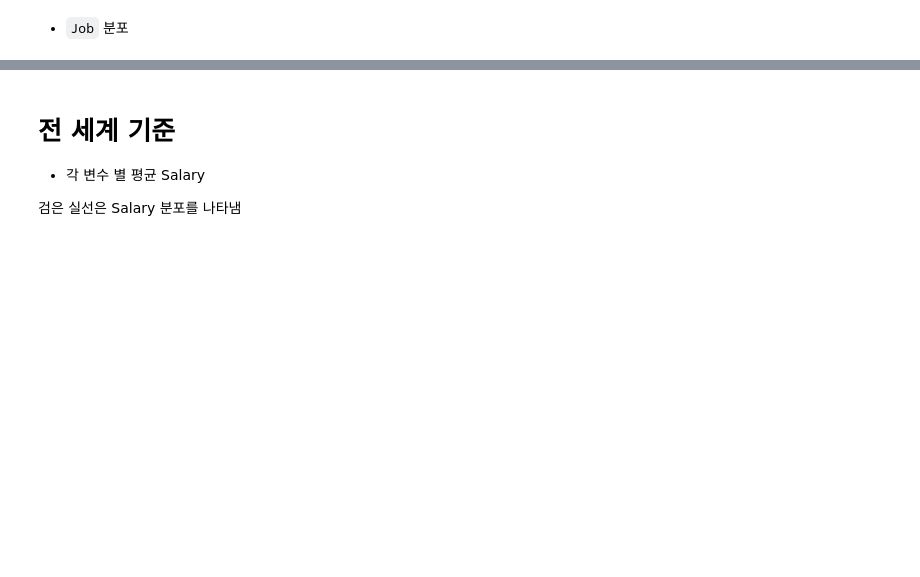
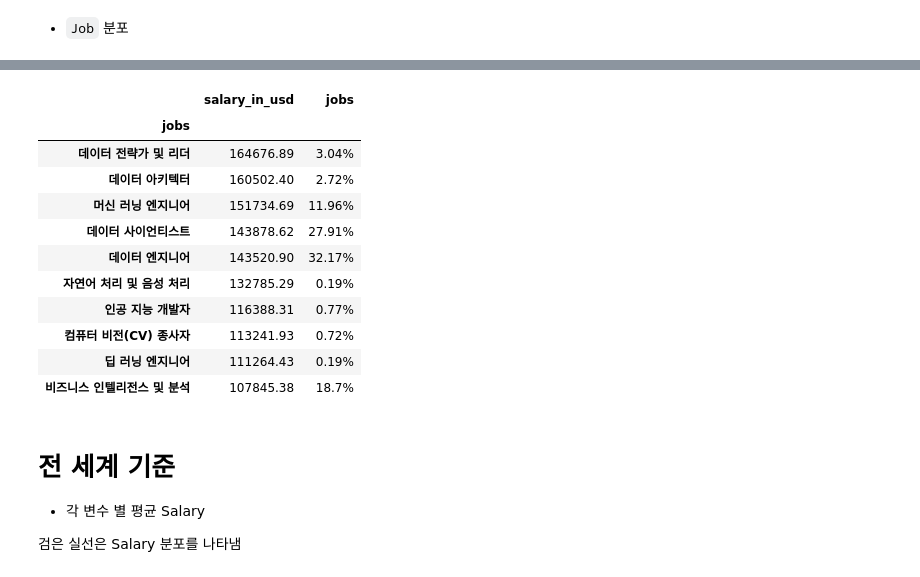
Before and after one commit to kdt-5th/team_a4_month1, a Jupyter notebook: dataprocess.ipynb, the cells around one changed output, grey strips where cells are left out. Cells and saved outputs as stored; diff of their text form; code cells hidden in the pictures; blank space fills up the shorter version.

```diff
--- a/dataprocess.ipynb
+++ b/dataprocess.ipynb
@@ -436,0 +426,20 @@ Name: count, dtype: object
+# %%
+avg_sal = original_df.groupby('jobs')['salary_in_usd'].mean().apply(lambda x : round(x,2))
+avg_sal= avg_sal.sort_values( ascending=False)[:10]
+
+sal_per = pd.DataFrame(avg_sal).join(job_per)
+# %%
+sal_per
+# %% [output]
+|  | salary_in_usd | jobs |
+| jobs |  |  |
+| 데이터 전략가 및 리더 | 164676.89 | 3.04% |
+| 데이터 아키텍터 | 160502.40 | 2.72% |
+| 머신 러닝 엔지니어 | 151734.69 | 11.96% |
+| 데이터 사이언티스트 | 143878.62 | 27.91% |
+| 데이터 엔지니어 | 143520.90 | 32.17% |
+| 자연어 처리 및 음성 처리 | 132785.29 | 0.19% |
+| 인공 지능 개발자 | 116388.31 | 0.77% |
+| 컴퓨터 비전(CV) 종사자 | 113241.93 | 0.72% |
+| 딥 러닝 엔지니어 | 111264.43 | 0.19% |
+| 비즈니스 인텔리전스 및 분석 | 107845.38 | 18.7% |
```
Also changed, not shown: parts of 8 cells of this notebook, 14 other files.
